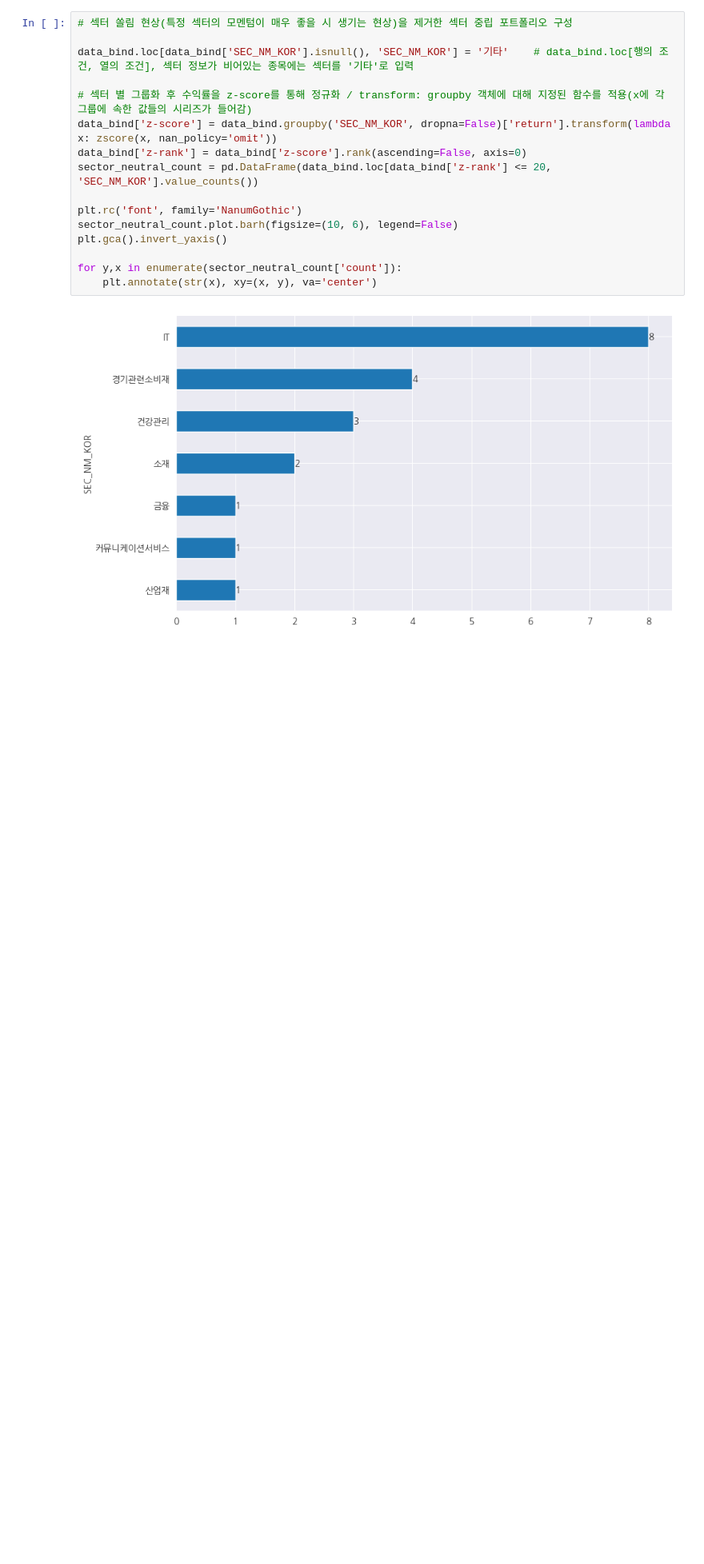
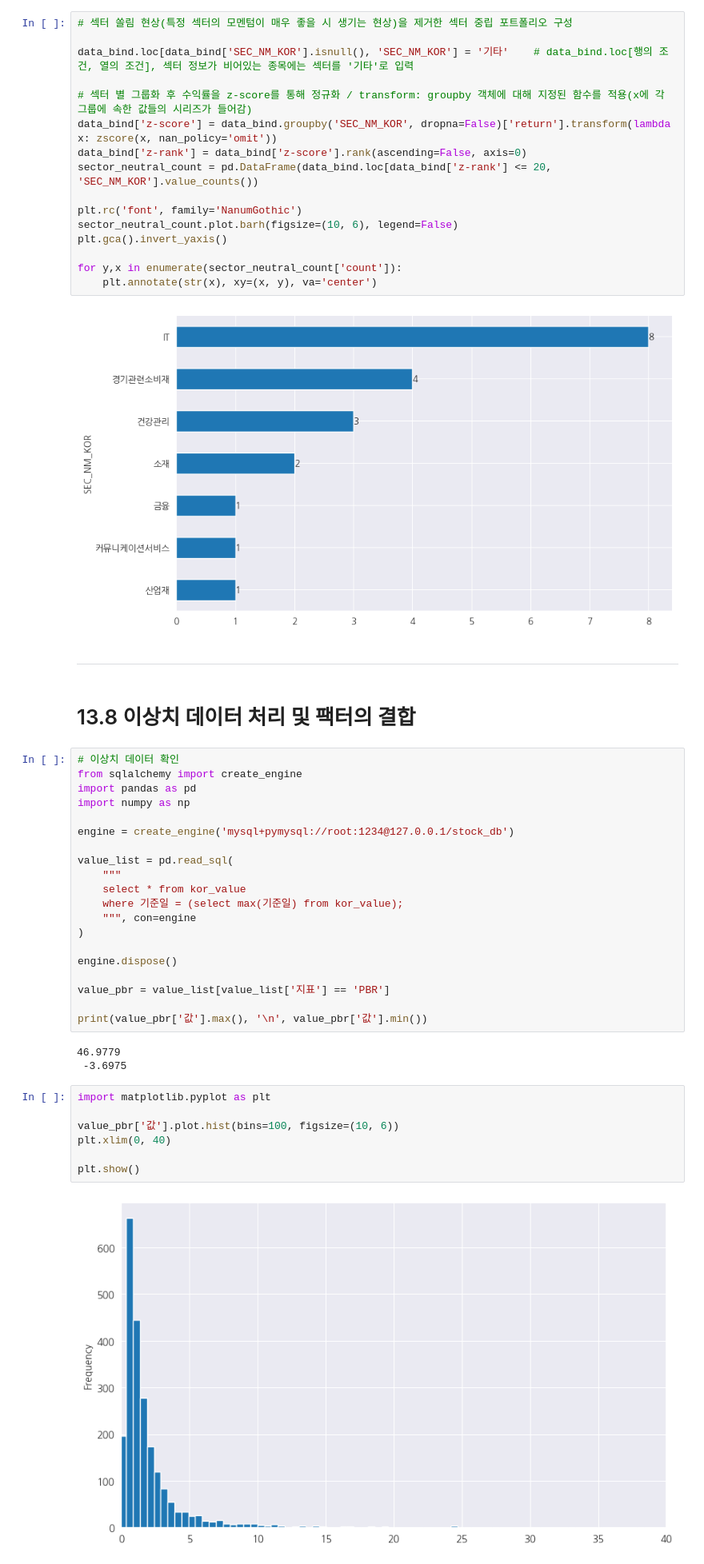
Before and after one commit to Glesep/Quant, a Jupyter notebook: chap_13/chap13.ipynb, the cells around one changed output. Shown at 80% size. Drawn from its saved outputs; the diff is of its cells as text; blank space fills up the shorter version.

```diff
--- a/chap_13/chap13.ipynb
+++ b/chap_13/chap13.ipynb
@@ -1069,3 +1069,39 @@ for y,x in enumerate(sector_neutral_count['count']):
     plt.annotate(str(x), xy=(x, y), va='center')
 # %% [output]
 [figure]
+# %% [markdown]
+---
+# %% [markdown]
+# 13.8 이상치 데이터 처리 및 팩터의 결합
+# %%
+# 이상치 데이터 확인
+from sqlalchemy import create_engine
+import pandas as pd
+import numpy as np
+
+engine = create_engine('mysql+pymysql://root:1234@127.0.0.1/stock_db')
+
+value_list = pd.read_sql(
+    """
+    select * from kor_value
+    where 기준일 = (select max(기준일) from kor_value);
+    """, con=engine
+)
+
+engine.dispose()
+
+value_pbr = value_list[value_list['지표'] == 'PBR']
+
+print(value_pbr['값'].max(), '\n', value_pbr['값'].min())
+# %% [output]
+46.9779
+ -3.6975
+# %%
+import matplotlib.pyplot as plt
+
+value_pbr['값'].plot.hist(bins=100, figsize=(10, 6))
+plt.xlim(0, 40)
+
+plt.show()
+# %% [output]
+[figure, added]
```
Also changed, not shown: parts of 9 cells of this notebook.
